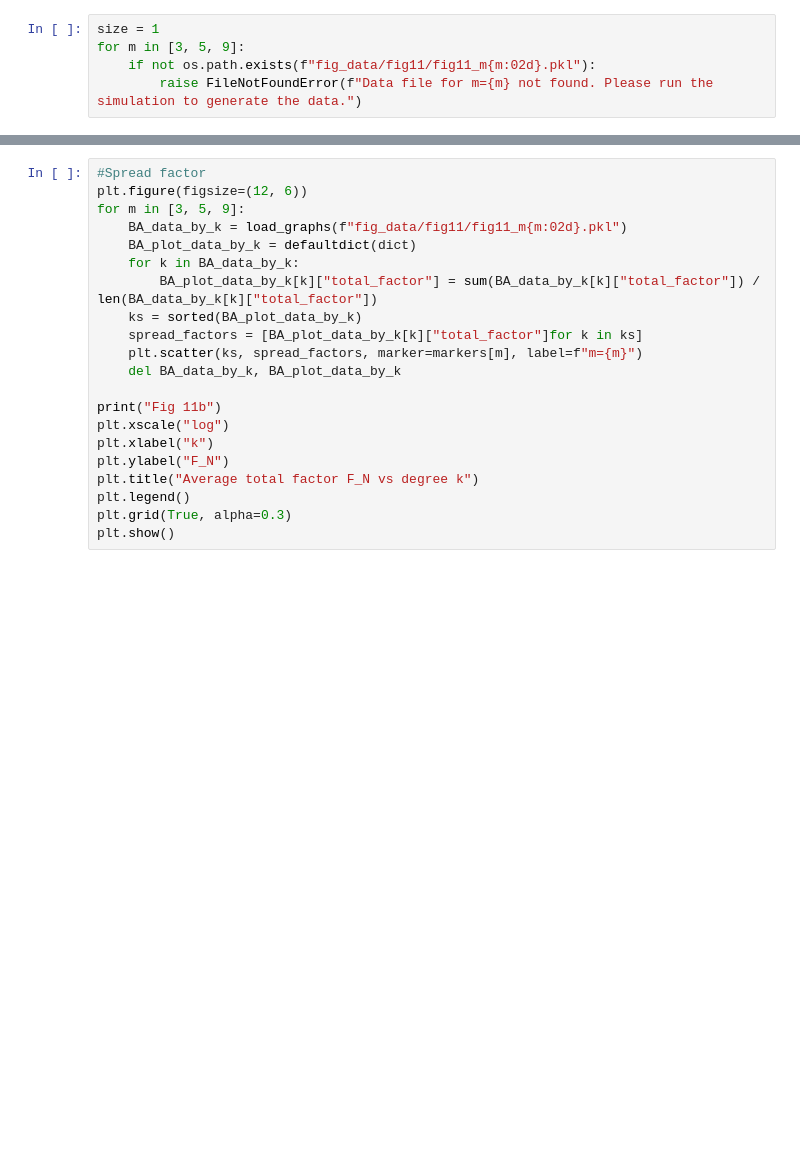
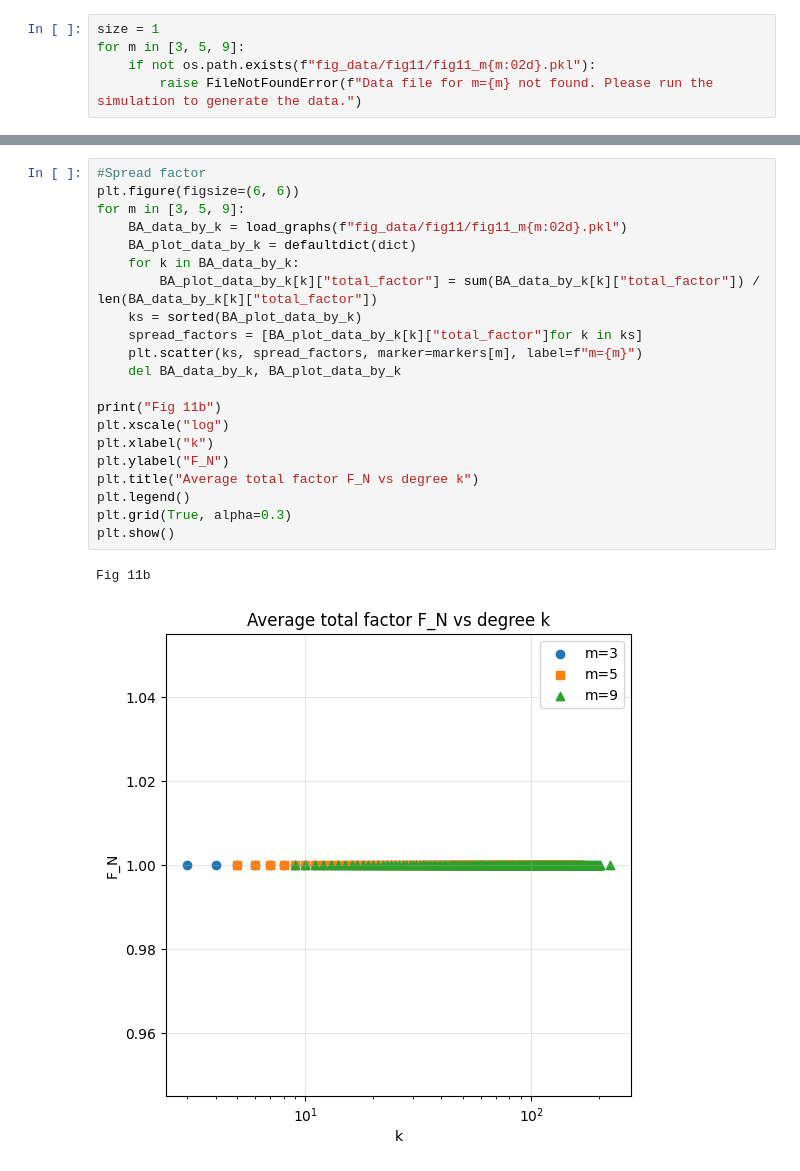
Before and after one commit to DoDoanHoangDu/GossipSpreadSimulation, a Jupyter notebook: simulation_fig11.ipynb, the cells around one changed output, grey strips where cells are left out. Saved outputs shown, nothing was run; the diff lists cells and outputs as text; blank space fills up the shorter version.

```diff
--- a/simulation_fig11.ipynb
+++ b/simulation_fig11.ipynb
@@ -66,21 +69,24 @@ plt.show()
 # %%
 #Spread factor
-plt.figure(figsize=(12, 6))
+plt.figure(figsize=(6, 6))
 for m in [3, 5, 9]:
     BA_data_by_k = load_graphs(f"fig_data/fig11/fig11_m{m:02d}.pkl")
     BA_plot_data_by_k = defaultdict(dict)
     for k in BA_data_by_k:
         BA_plot_data_by_k[k]["total_factor"] = sum(BA_data_by_k[k]["total_factor"]) / len(BA_data_by_k[k]["total_factor"])
     ks = sorted(BA_plot_data_by_k)
     spread_factors = [BA_plot_data_by_k[k]["total_factor"]for k in ks]
     plt.scatter(ks, spread_factors, marker=markers[m], label=f"m={m}")
     del BA_data_by_k, BA_plot_data_by_k
 
 print("Fig 11b")
 plt.xscale("log")
 plt.xlabel("k")
 plt.ylabel("F_N")
 plt.title("Average total factor F_N vs degree k")
 plt.legend()
 plt.grid(True, alpha=0.3)
 plt.show()
+# %% [output]
+Fig 11b
+[figure, added]
```
Also changed, not shown: parts of 1 cell of this notebook.
